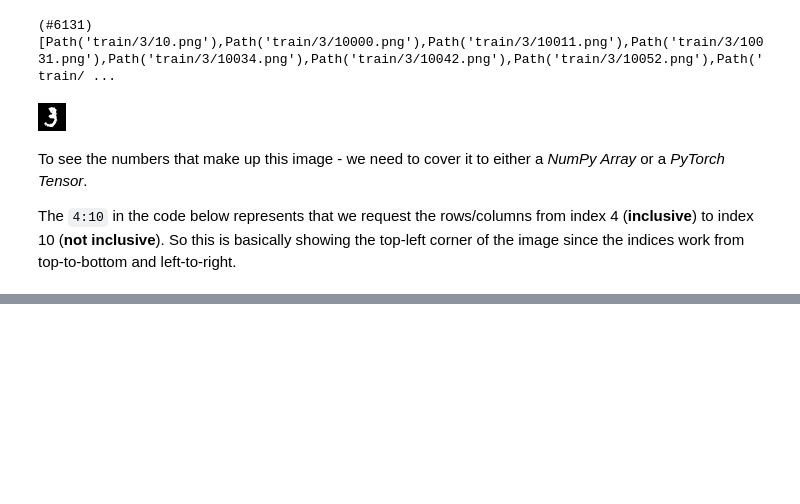
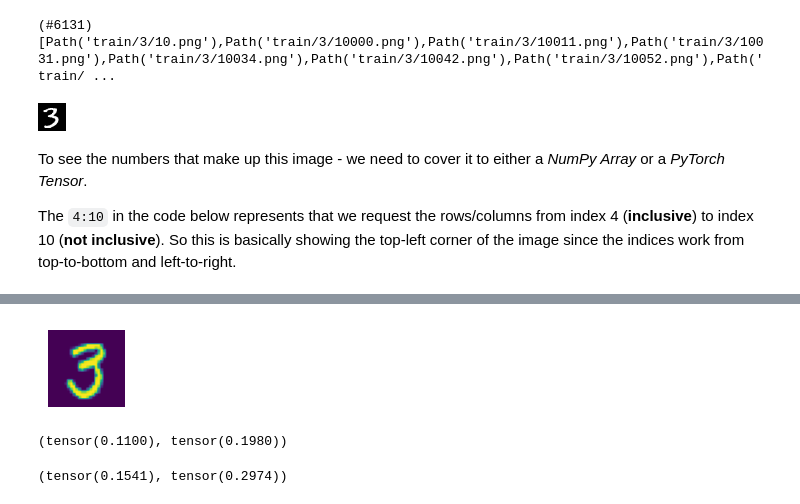
Before and after one commit to abhayratti/fastai-notes, a Jupyter notebook: lesson-3-neural-net-foundations/Chapter4Notes.ipynb, the cells around one changed output, grey strips where cells are left out. Saved outputs shown, nothing was run; the diff lists cells and outputs as text; code cells hidden in the pictures; blank space fills up the shorter version.

```diff
--- a/lesson-3-neural-net-foundations/Chapter4Notes.ipynb
+++ b/lesson-3-neural-net-foundations/Chapter4Notes.ipynb
@@ -44,0 +154,20 @@ array(im_3)[]
+# %%
+# Sample Image
+sample_3 = stacked_threes[2]
+show_image(sample_3);
+# %% [output]
+[figure, added]
+# %%
+dist_3_abs = (sample_3 - mean_3).abs().mean()
+dist_3_sqr = ((sample_3 - mean_3)**2).mean().sqrt()
+
+dist_3_abs, dist_3_sqr
+# %% [output]
+(tensor(0.1100), tensor(0.1980))
+# %%
+dist_7_abs = (sample_3 - mean_7).abs().mean()
+dist_7_sqr = ((sample_3 - mean_7)**2).mean().sqrt()
+
+dist_7_abs, dist_7_sqr
+# %% [output]
+(tensor(0.1541), tensor(0.2974))
```
Also changed, not shown: parts of 50 cells of this notebook.
